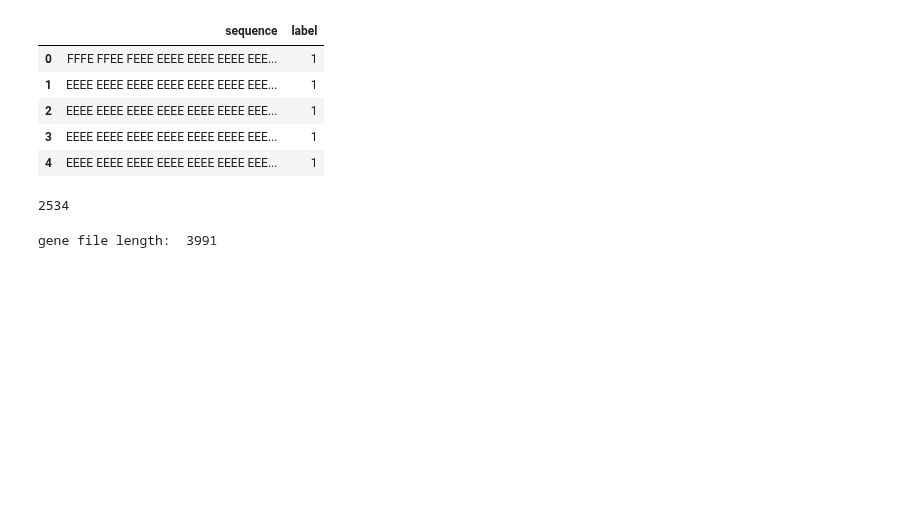
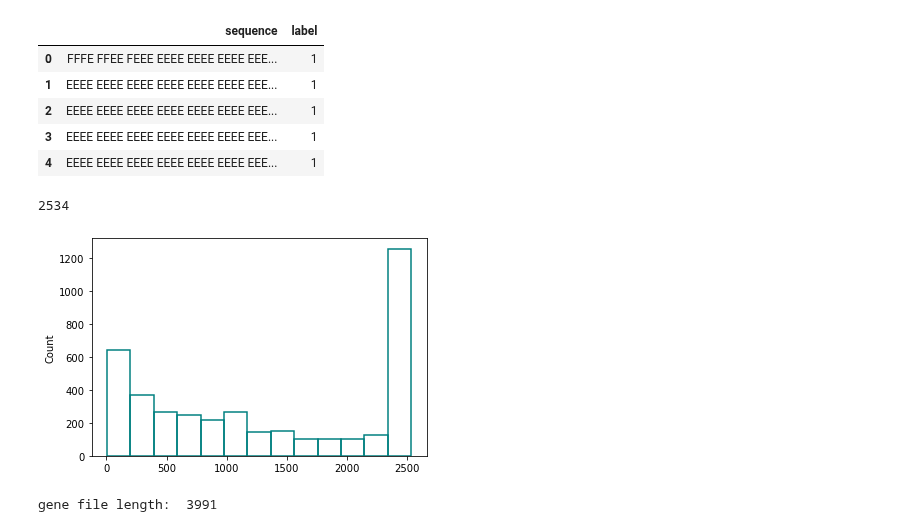
Before and after one commit to caocao0525/NSP, a Jupyter notebook: fine_tuning_data_preparation.ipynb, the cells around one changed output. Cells and saved outputs as stored; diff of their text form; code cells hidden in the pictures; blank space fills up the shorter version.

```diff
--- a/fine_tuning_data_preparation.ipynb
+++ b/fine_tuning_data_preparation.ipynb
@@ -126,6 +145,12 @@ g_chr2_4mer_css.head()
 max(g_chr2_4mer_css["sequence"].str.len())
 # %% [output]
 2534
+# %%
+g_chr2_4mer_elm_len=list(g_chr2_4mer_css["sequence"].str.len())
+# %%
+p_g=sns.histplot(g_chr2_4mer_elm_len, color="teal", fill=False) # must be similar to our random cut.
+# %% [output]
+[figure, added]
 # %%
 print("gene file length: ", len(g_chr2_4mer_css))
 # %% [output]
```
Also changed, not shown: parts of 18 cells of this notebook.
